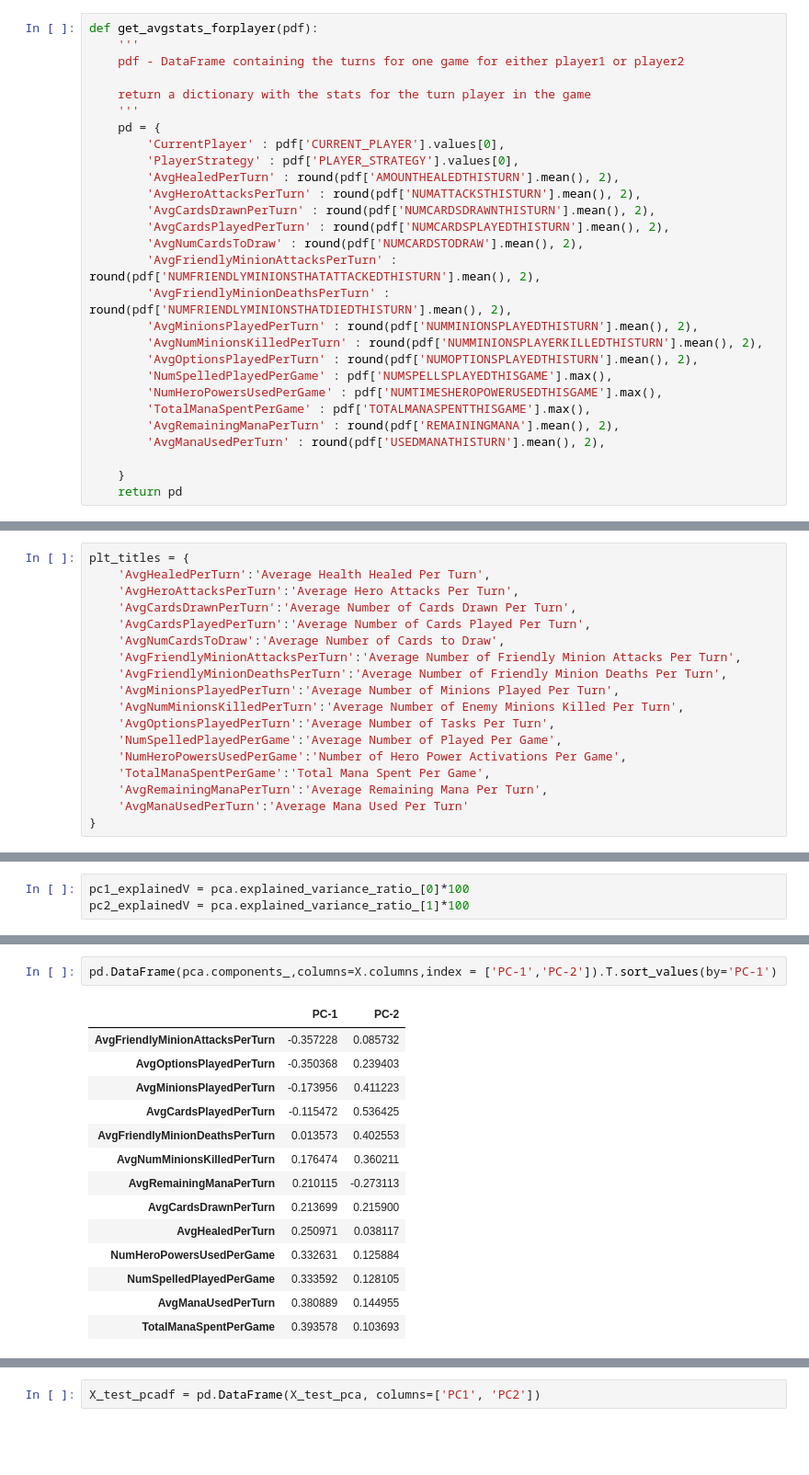
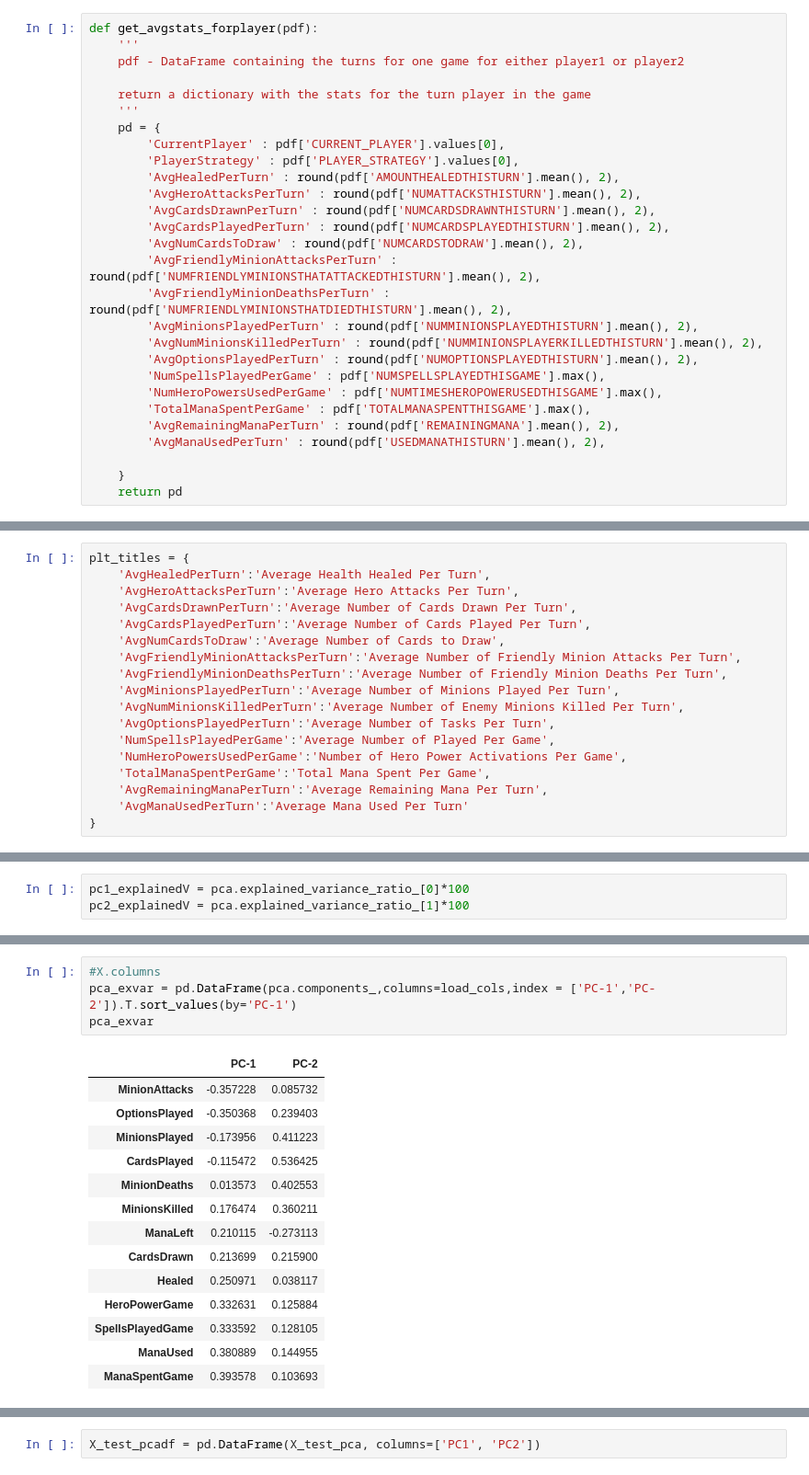
Before and after one commit to cww5/Sabber_Work_2019F, a Jupyter notebook: thesis-extensions/Spring_Data_Analysis.ipynb, the cells around one changed output, grey strips where cells are left out. Shown at 92% size. Drawn from its saved outputs; the diff is of its cells as text; blank space fills up the shorter version.

```diff
--- a/thesis-extensions/Spring_Data_Analysis.ipynb
+++ b/thesis-extensions/Spring_Data_Analysis.ipynb
@@ -529,7 +533,7 @@ def get_avgstats_forplayer(pdf):
         'AvgMinionsPlayedPerTurn' : round(pdf['NUMMINIONSPLAYEDTHISTURN'].mean(), 2),
         'AvgNumMinionsKilledPerTurn' : round(pdf['NUMMINIONSPLAYERKILLEDTHISTURN'].mean(), 2),
         'AvgOptionsPlayedPerTurn' : round(pdf['NUMOPTIONSPLAYEDTHISTURN'].mean(), 2),
-        'NumSpelledPlayedPerGame' : pdf['NUMSPELLSPLAYEDTHISGAME'].max(),
+        'NumSpellsPlayedPerGame' : pdf['NUMSPELLSPLAYEDTHISGAME'].max(),
         'NumHeroPowersUsedPerGame' : pdf['NUMTIMESHEROPOWERUSEDTHISGAME'].max(),
         'TotalManaSpentPerGame' : pdf['TOTALMANASPENTTHISGAME'].max(),
         'AvgRemainingManaPerTurn' : round(pdf['REMAININGMANA'].mean(), 2),
@@ -960,7 +963,7 @@ plt_titles = {
     'AvgMinionsPlayedPerTurn':'Average Number of Minions Played Per Turn',
     'AvgNumMinionsKilledPerTurn':'Average Number of Enemy Minions Killed Per Turn',
     'AvgOptionsPlayedPerTurn':'Average Number of Tasks Per Turn',
-    'NumSpelledPlayedPerGame':'Average Number of Played Per Game',
+    'NumSpellsPlayedPerGame':'Average Number of Played Per Game',
     'NumHeroPowersUsedPerGame':'Number of Hero Power Activations Per Game',
     'TotalManaSpentPerGame':'Total Mana Spent Per Game',
     'AvgRemainingManaPerTurn':'Average Remaining Mana Per Turn',
@@ -1386,19 +1401,21 @@ pd.DataFrame(pca.components_.T * np.sqrt(pca.explained_variance_), columns=['PC-
 | AvgRemainingManaPerTurn | 0.490319 | -0.412867 |
 | AvgManaUsedPerTurn | 0.888831 | 0.219130 |
 # %%
-pd.DataFrame(pca.components_,columns=X.columns,index = ['PC-1','PC-2']).T.sort_values(by='PC-1')
+#X.columns
+pca_exvar = pd.DataFrame(pca.components_,columns=load_cols,index = ['PC-1','PC-2']).T.sort_values(by='PC-1')
+pca_exvar
 # %% [output]
 |  | PC-1 | PC-2 |
-| AvgFriendlyMinionAttacksPerTurn | -0.357228 | 0.085732 |
-| AvgOptionsPlayedPerTurn | -0.350368 | 0.239403 |
-| AvgMinionsPlayedPerTurn | -0.173956 | 0.411223 |
-| AvgCardsPlayedPerTurn | -0.115472 | 0.536425 |
-| AvgFriendlyMinionDeathsPerTurn | 0.013573 | 0.402553 |
-| AvgNumMinionsKilledPerTurn | 0.176474 | 0.360211 |
-| AvgRemainingManaPerTurn | 0.210115 | -0.273113 |
-| AvgCardsDrawnPerTurn | 0.213699 | 0.215900 |
-| AvgHealedPerTurn | 0.250971 | 0.038117 |
-| NumHeroPowersUsedPerGame | 0.332631 | 0.125884 |
-| NumSpelledPlayedPerGame | 0.333592 | 0.128105 |
-| AvgManaUsedPerTurn | 0.380889 | 0.144955 |
-| TotalManaSpentPerGame | 0.393578 | 0.103693 |
+| MinionAttacks | -0.357228 | 0.085732 |
+| OptionsPlayed | -0.350368 | 0.239403 |
+| MinionsPlayed | -0.173956 | 0.411223 |
+| CardsPlayed | -0.115472 | 0.536425 |
+| MinionDeaths | 0.013573 | 0.402553 |
+| MinionsKilled | 0.176474 | 0.360211 |
+| ManaLeft | 0.210115 | -0.273113 |
+| CardsDrawn | 0.213699 | 0.215900 |
+| Healed | 0.250971 | 0.038117 |
+| HeroPowerGame | 0.332631 | 0.125884 |
+| SpellsPlayedGame | 0.333592 | 0.128105 |
+| ManaUsed | 0.380889 | 0.144955 |
+| ManaSpentGame | 0.393578 | 0.103693 |
```
Also changed, not shown: parts of 12 cells of this notebook, 7 other files.
